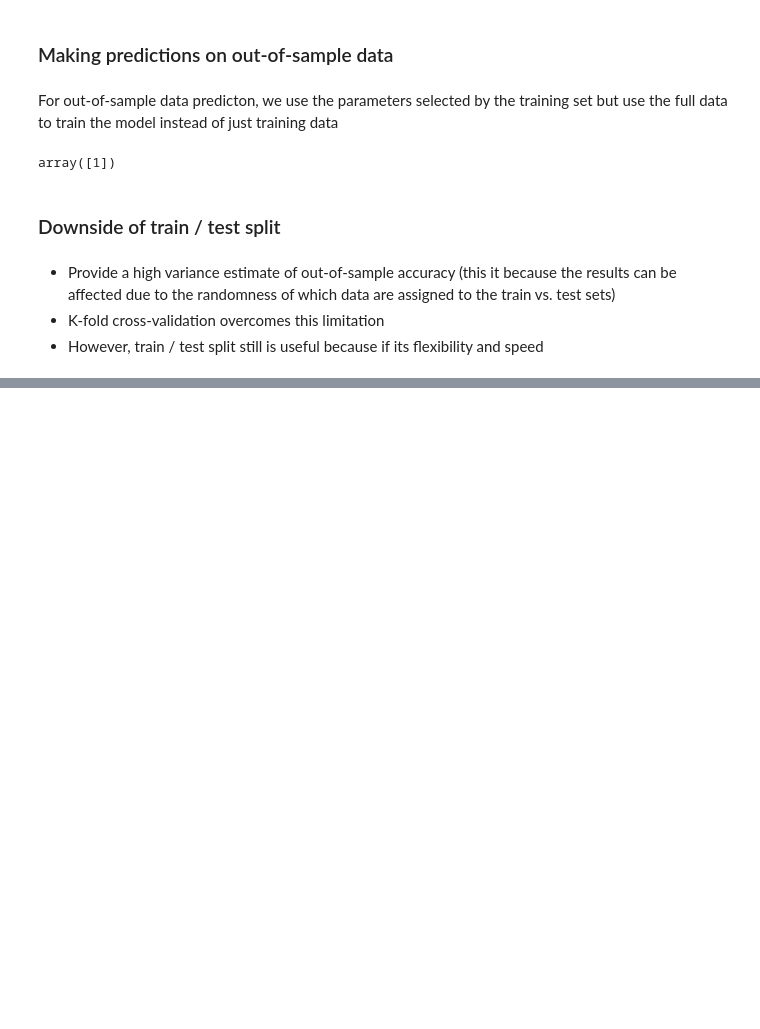
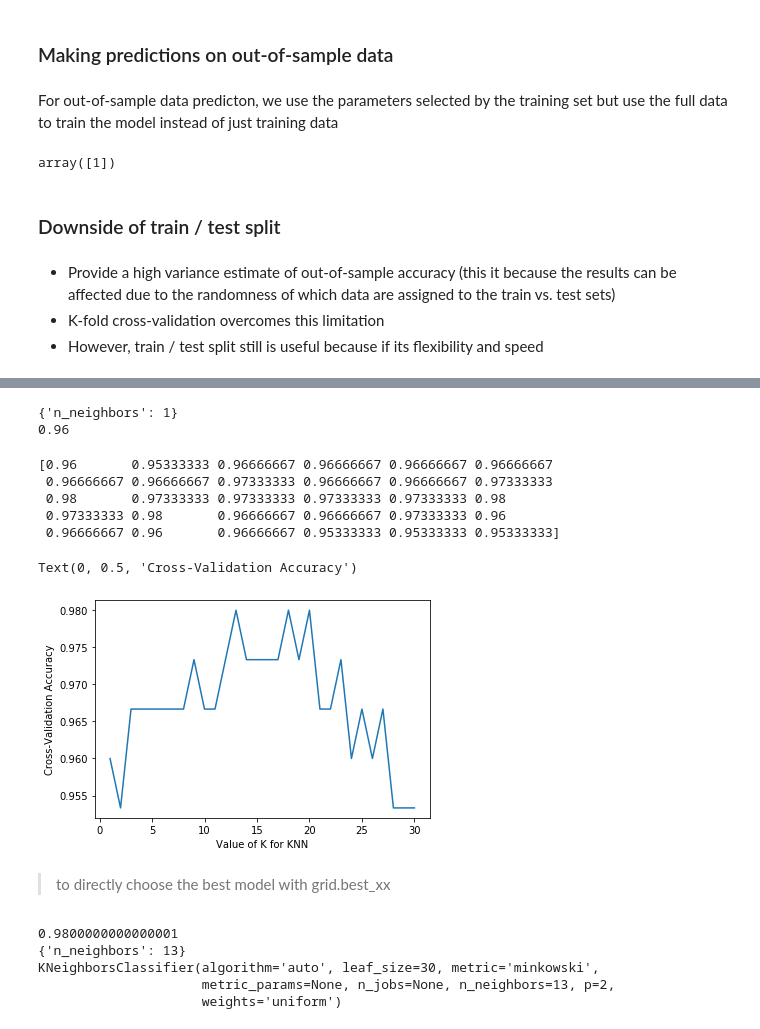
Before and after one commit to sz3g12/Python, a Jupyter notebook: Machine Learning - Data School.ipynb, the cells around one changed output, grey strips where cells are left out. Cells and saved outputs as stored; diff of their text form; code cells hidden in the pictures; blank space fills up the shorter version.

```diff
--- a/Machine Learning - Data School.ipynb
+++ b/Machine Learning - Data School.ipynb
@@ -279,0 +587,4 @@ array([1])
+# %%
+# create a parameter grid: map the parameter names to the values that should be searched
+param_grid = dict(n_neighbors = k_range)
+print(param_grid)
@@ -279,0 +593,3 @@ array([1])
+# %%
+# instantiate the grid
+grid = GridSearchCV(knn, param_grid, cv= 10, scoring = 'accuracy', return_train_score = False)
@@ -279,0 +598,3 @@ array([1])
+# %%
+# fit the grid with data
+grid.fit(X, y)
@@ -279,0 +636,38 @@ array([1])
+# %%
+# examine the first result
+print(grid.cv_results_['params'][0])
+print(grid.cv_results_['mean_test_score'][0])
+# %% [output]
+{'n_neighbors': 1}
+0.96
+# %%
+# print the array if mean scores only
+grid_mean_scores = grid.cv_results_['mean_test_score']
+print(grid_mean_scores)
+# %% [output]
+[0.96       0.95333333 0.96666667 0.96666667 0.96666667 0.96666667
+ 0.96666667 0.96666667 0.97333333 0.96666667 0.96666667 0.97333333
+ 0.98       0.97333333 0.97333333 0.97333333 0.97333333 0.98
+ 0.97333333 0.98       0.96666667 0.96666667 0.97333333 0.96
+ 0.96666667 0.96       0.96666667 0.95333333 0.95333333 0.95333333]
+# %%
+# plot the results
+plt.plot(k_range, grid_mean_scores)
+plt.xlabel('Value of K for KNN')
+plt.ylabel('Cross-Validation Accuracy')
+# %% [output]
+Text(0, 0.5, 'Cross-Validation Accuracy')
+[figure, added]
+# %% [markdown]
+>to directly choose the best model with grid.best_xx
+# %%
+# examine the best model
+print(grid.best_score_)
+print(grid.best_params_)
+print(grid.best_estimator_)
+# %% [output]
+0.9800000000000001
+{'n_neighbors': 13}
+KNeighborsClassifier(algorithm='auto', leaf_size=30, metric='minkowski',
+                     metric_params=None, n_jobs=None, n_neighbors=13, p=2,
+                     weights='uniform')
```
Also changed, not shown: parts of 83 cells of this notebook, 1 other file.
